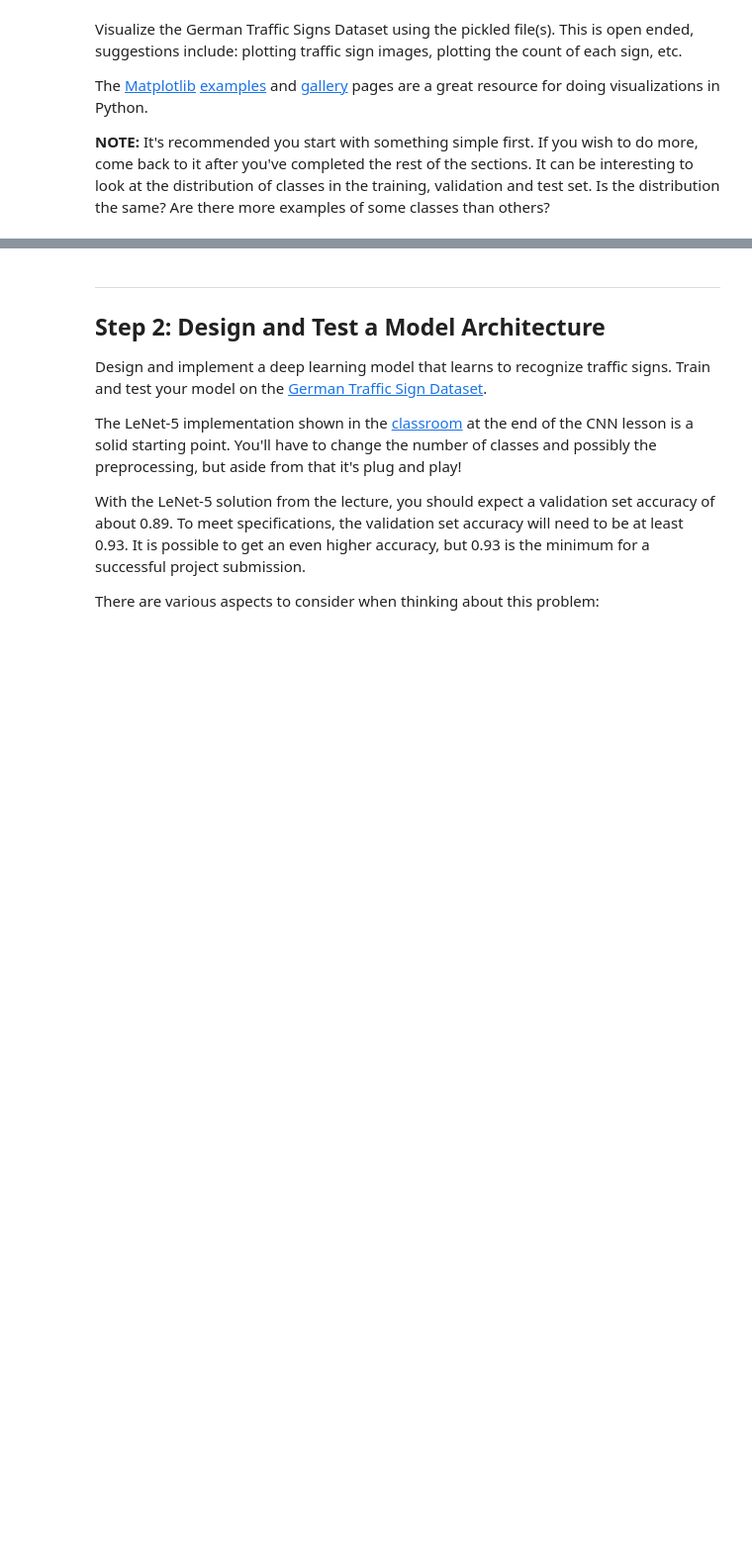
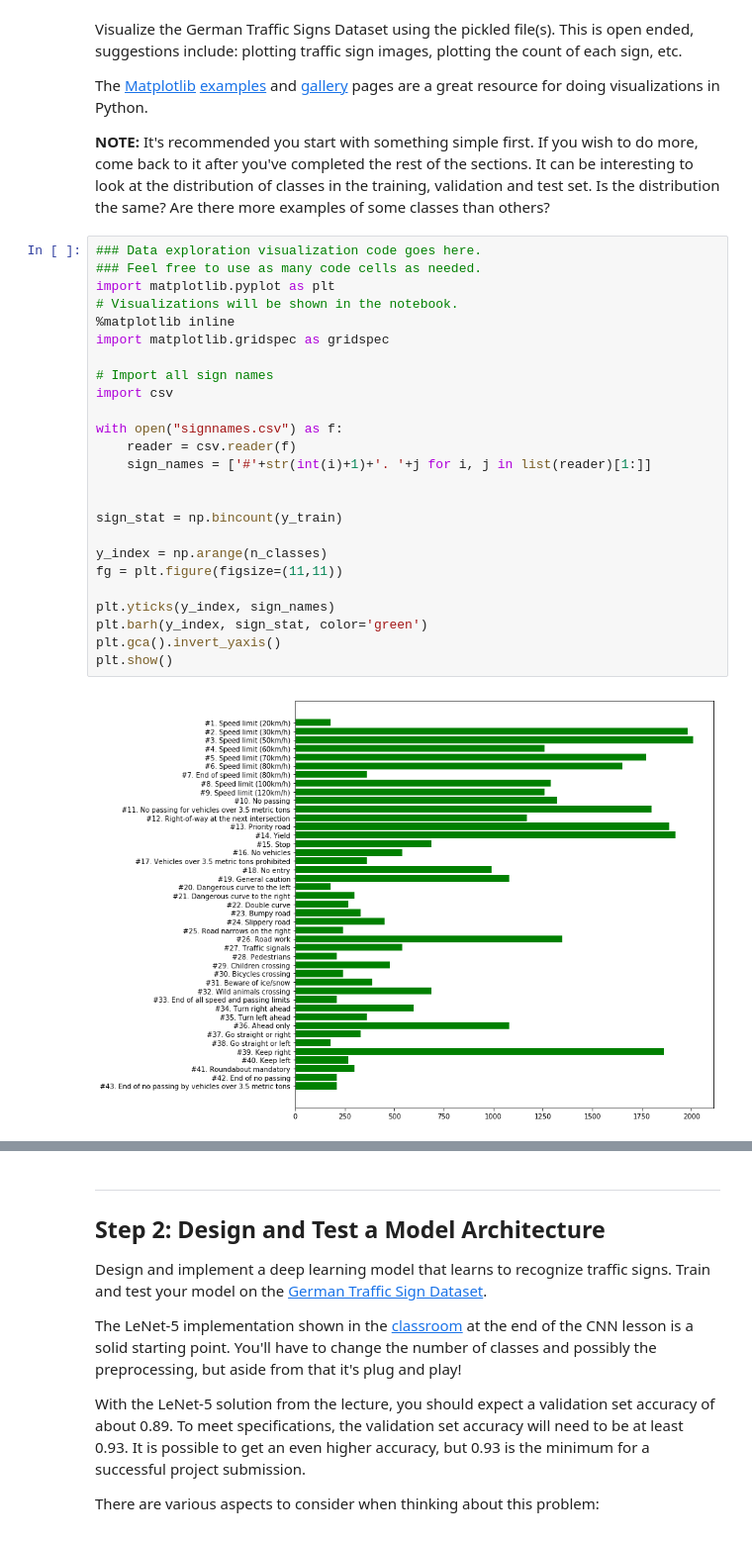
Before and after one commit to lingyun-wu/CarND-Project-02, a Jupyter notebook: Traffic_Sign_Classifier.ipynb, the cells around one changed output, grey strips where cells are left out. Shown: that part at 99% size. Cells and saved outputs as stored; diff of their text form; blank space fills up the shorter version.

```diff
--- a/Traffic_Sign_Classifier.ipynb
+++ b/Traffic_Sign_Classifier.ipynb
@@ -101,4 +98,31 @@ Visualize the German Traffic Signs Dataset using the pickled file(s). This is op
 The [Matplotlib](http://matplotlib.org/) [examples](http://matplotlib.org/examples/index.html) and [gallery](http://matplotlib.org/gallery.html) pages are a great resource for doing visualizations in Python.
 
 **NOTE:** It's recommended you start with something simple first. If you wish to do more, come back to it after you've completed the rest of the sections. It can be interesting to look at the distribution of classes in the training, validation and test set. Is the distribution the same? Are there more examples of some classes than others?
+# %%
+### Data exploration visualization code goes here.
+### Feel free to use as many code cells as needed.
+import matplotlib.pyplot as plt
+# Visualizations will be shown in the notebook.
+%matplotlib inline
+import matplotlib.gridspec as gridspec
+
+# Import all sign names
+import csv
+
+with open("signnames.csv") as f:
+    reader = csv.reader(f)
+    sign_names = ['#'+str(int(i)+1)+'. '+j for i, j in list(reader)[1:]]
+
+
+sign_stat = np.bincount(y_train)
+
+y_index = np.arange(n_classes)
+fg = plt.figure(figsize=(11,11))
+
+plt.yticks(y_index, sign_names)
+plt.barh(y_index, sign_stat, color='green')
+plt.gca().invert_yaxis()
+plt.show()
+# %% [output]
+[figure, added]
 # %%
```
Also changed, not shown: parts of 6 cells of this notebook, 4 other files.
